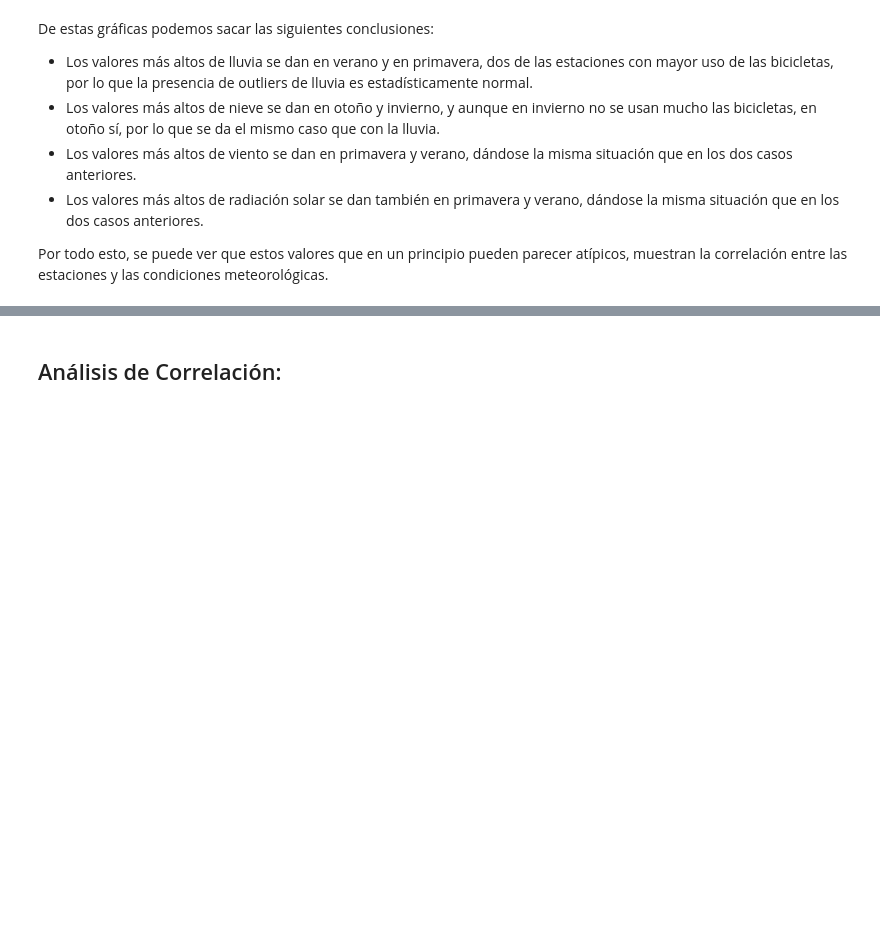
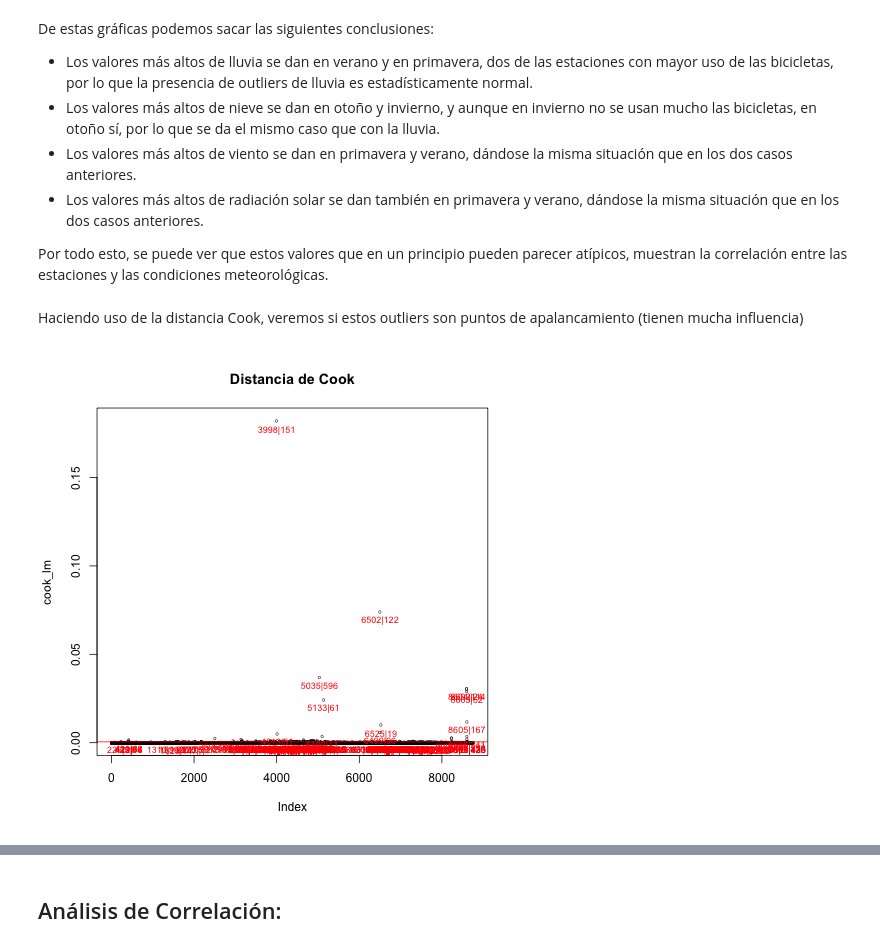
Before and after one commit to Arturo-Hernanz-CM/analisis_datos_modelo_regresion_bicicletas_seul, a Jupyter notebook: modelo_regresion.ipynb, the cells around one changed output, grey strips where cells are left out. Saved outputs shown, nothing was run; the diff lists cells and outputs as text; code cells hidden in the pictures; blank space fills up the shorter version.

Commit message:
distancia cook

```diff
--- a/modelo_regresion.ipynb
+++ b/modelo_regresion.ipynb
@@ -276,3 +258,17 @@ De estas gráficas podemos sacar las siguientes conclusiones:
 * Los valores más altos de radiación solar se dan también en primavera y verano, dándose la misma situación que en los dos casos anteriores.
 
 Por todo esto, se puede ver que estos valores que en un principio pueden parecer atípicos, muestran la correlación entre las estaciones y las condiciones meteorológicas.
+# %% [markdown]
+Haciendo uso de la distancia Cook, veremos si estos outliers son puntos de apalancamiento (tienen mucha influencia)
+# %%
+%%R
+
+fit_lm <- lm(Rented_Bike_Count ~ Rainfall + Snowfall + Wind_speed + Solar_Radiation, data = dfMedidas)
+cook_lm <- cooks.distance(fit_lm)
+
+plot(cook_lm, pch = "o", cex = 0.5, main = "Distancia de Cook")
+abline(h = 4*mean(cook_lm), col = "red")  # línea de corte
+text(x = 1 : length(cook_lm) + 1, y = cook_lm - 0.005, cex = 0.75,
+     labels = ifelse(cook_lm > 4 * mean(cook_lm), paste0(names(cook_lm),"|",round(dfMedidas$Rented_Bike_Count[as.numeric(names(cook_lm))],0)), ""), col="red")
+# %% [output]
+[figure, added]
```
Also changed, not shown: parts of 14 cells of this notebook.
